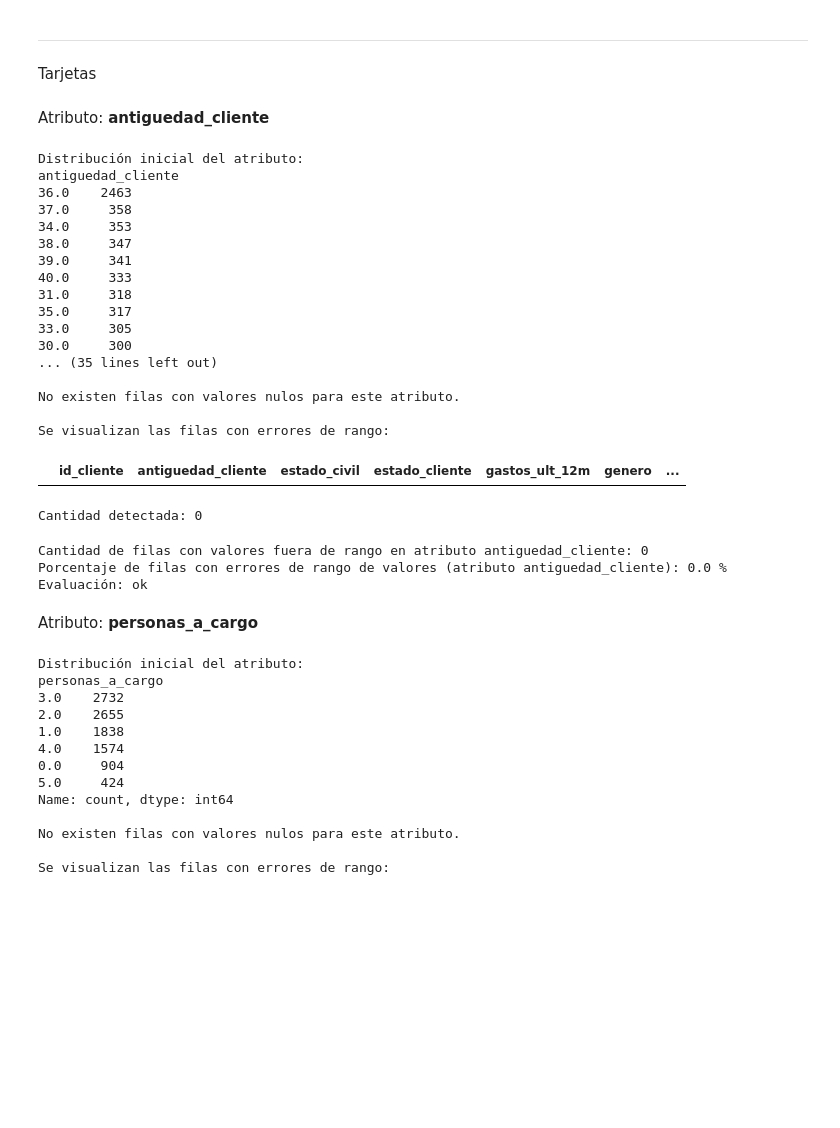
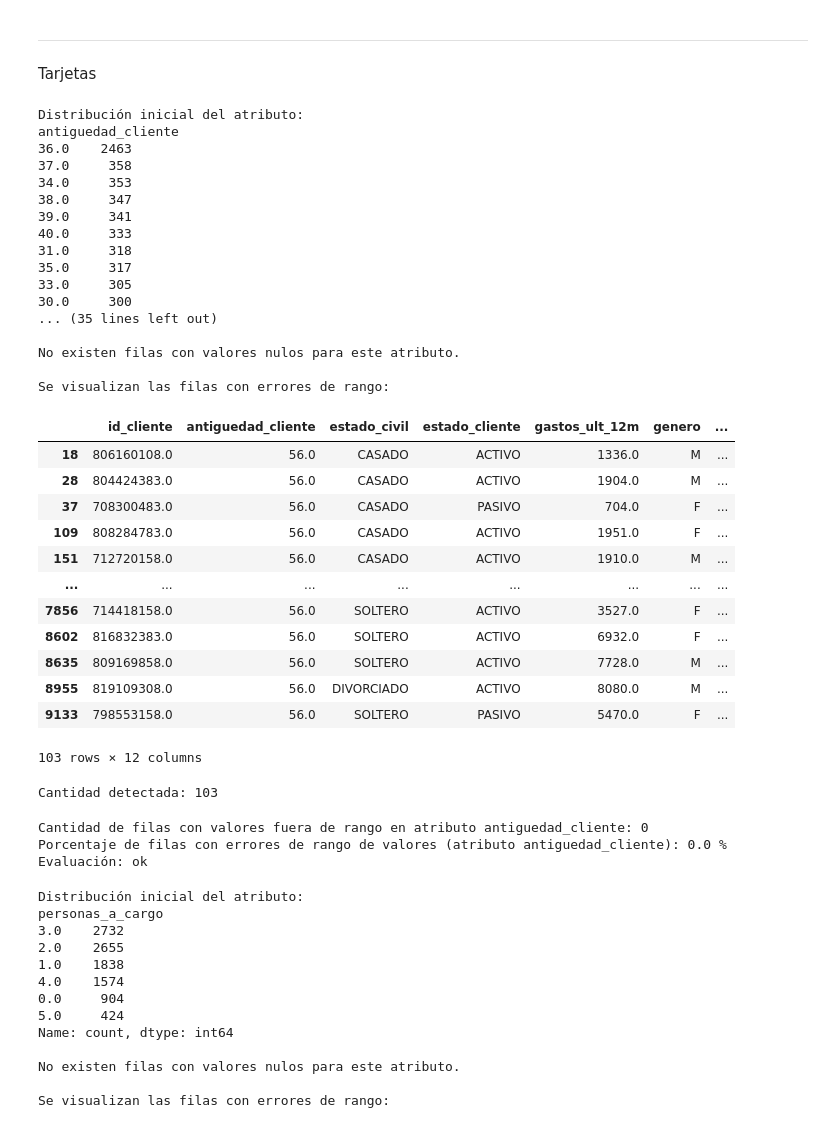
Before and after one commit to colbert6/13MBID-OCT2324, a Jupyter notebook: notebooks/comprension_datos/CD03-Verificacion-calidad.ipynb, the cells around one changed output. Cells and saved outputs as stored; diff of their text form; code cells hidden in the pictures; blank space fills up the shorter version.

```diff
--- a/notebooks/comprension_datos/CD03-Verificacion-calidad.ipynb
+++ b/notebooks/comprension_datos/CD03-Verificacion-calidad.ipynb
@@ -805,8 +799,6 @@ Evaluación: ok
 ----
 
 Tarjetas
-# %% [markdown]
-Atributo: **antiguedad_cliente**
 # %%
 #Verificar que los valores de cada atributo se encuentren dentro de los listados anexos
 
@@ -822,35 +814,47 @@ if cantidad_nulos > 0:
 else:
     print("No existen filas con valores nulos para este atributo.\n")
 
 
 # Se identifica y cuenta a los valores que no cumplen la condición definida
 
-resultado = df_tarjetas[df_tarjetas['antiguedad_cliente'] < 0]
+resultado = df_tarjetas[df_tarjetas['antiguedad_cliente'] > 55]
 
 print("Se visualizan las filas con errores de rango:")
 display(resultado) # Para visualizar las tuplas con valores nulos o erróneos
 
 print(f"Cantidad detectada: {resultado.shape[0]}")
 # %% [output]
 Distribución inicial del atributo:
 antiguedad_cliente
 36.0    2463
 37.0     358
 34.0     353
 38.0     347
 39.0     341
 40.0     333
 31.0     318
 35.0     317
 33.0     305
 30.0     300
 ... (35 lines left out)
 
 No existen filas con valores nulos para este atributo.
 
 Se visualizan las filas con errores de rango:
 |  | id_cliente | antiguedad_cliente | estado_civil | estado_cliente | gastos_ult_12m | genero | ... |
+| 18 | 806160108.0 | 56.0 | CASADO | ACTIVO | 1336.0 | M | ... |
+| 28 | 804424383.0 | 56.0 | CASADO | ACTIVO | 1904.0 | M | ... |
+| 37 | 708300483.0 | 56.0 | CASADO | PASIVO | 704.0 | F | ... |
+| 109 | 808284783.0 | 56.0 | CASADO | ACTIVO | 1951.0 | F | ... |
+| 151 | 712720158.0 | 56.0 | CASADO | ACTIVO | 1910.0 | M | ... |
+| ... | ... | ... | ... | ... | ... | ... | ... |
+| 7856 | 714418158.0 | 56.0 | SOLTERO | ACTIVO | 3527.0 | F | ... |
+| 8602 | 816832383.0 | 56.0 | SOLTERO | ACTIVO | 6932.0 | F | ... |
+| 8635 | 809169858.0 | 56.0 | SOLTERO | ACTIVO | 7728.0 | M | ... |
+| 8955 | 819109308.0 | 56.0 | DIVORCIADO | ACTIVO | 8080.0 | M | ... |
+| 9133 | 798553158.0 | 56.0 | SOLTERO | PASIVO | 5470.0 | F | ... |
-Cantidad detectada: 0
+103 rows × 12 columns
+Cantidad detectada: 103
 # %%
 def calcular_rangos_valores_antiguedad_cliente():
     antiguedad_cliente_valores_fuera_rango = resultado.shape[0] + cantidad_nulos
@@ -872,8 +873,6 @@ calcular_rangos_valores_antiguedad_cliente()
 Cantidad de filas con valores fuera de rango en atributo antiguedad_cliente: 0
 Porcentaje de filas con errores de rango de valores (atributo antiguedad_cliente): 0.0 %
 Evaluación: ok
-# %% [markdown]
-Atributo: **personas_a_cargo**
 # %%
 #Verificar que los valores de cada atributo se encuentren dentro de los listados anexos
 
```
Also changed, not shown: parts of 53 cells of this notebook, 1 other file.
